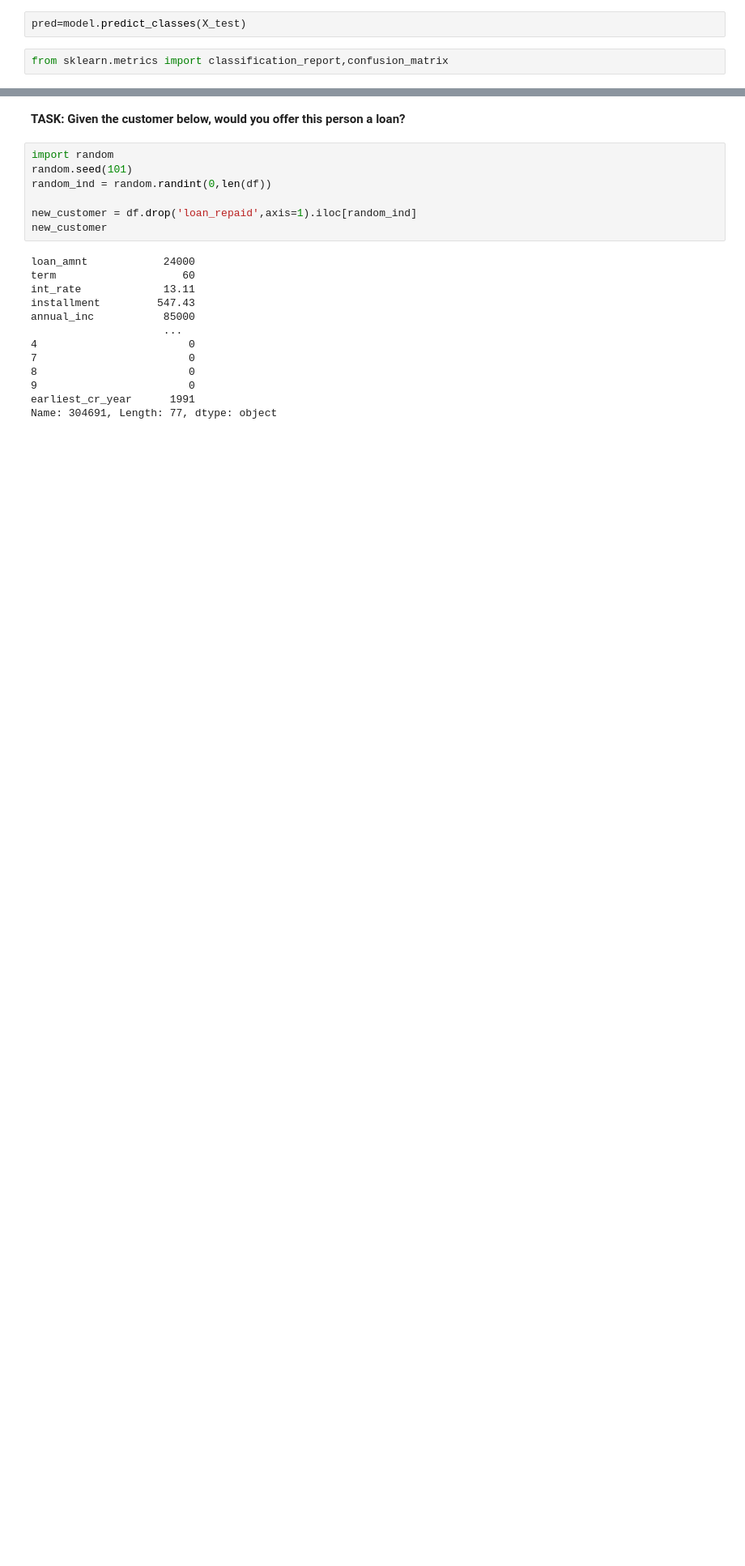
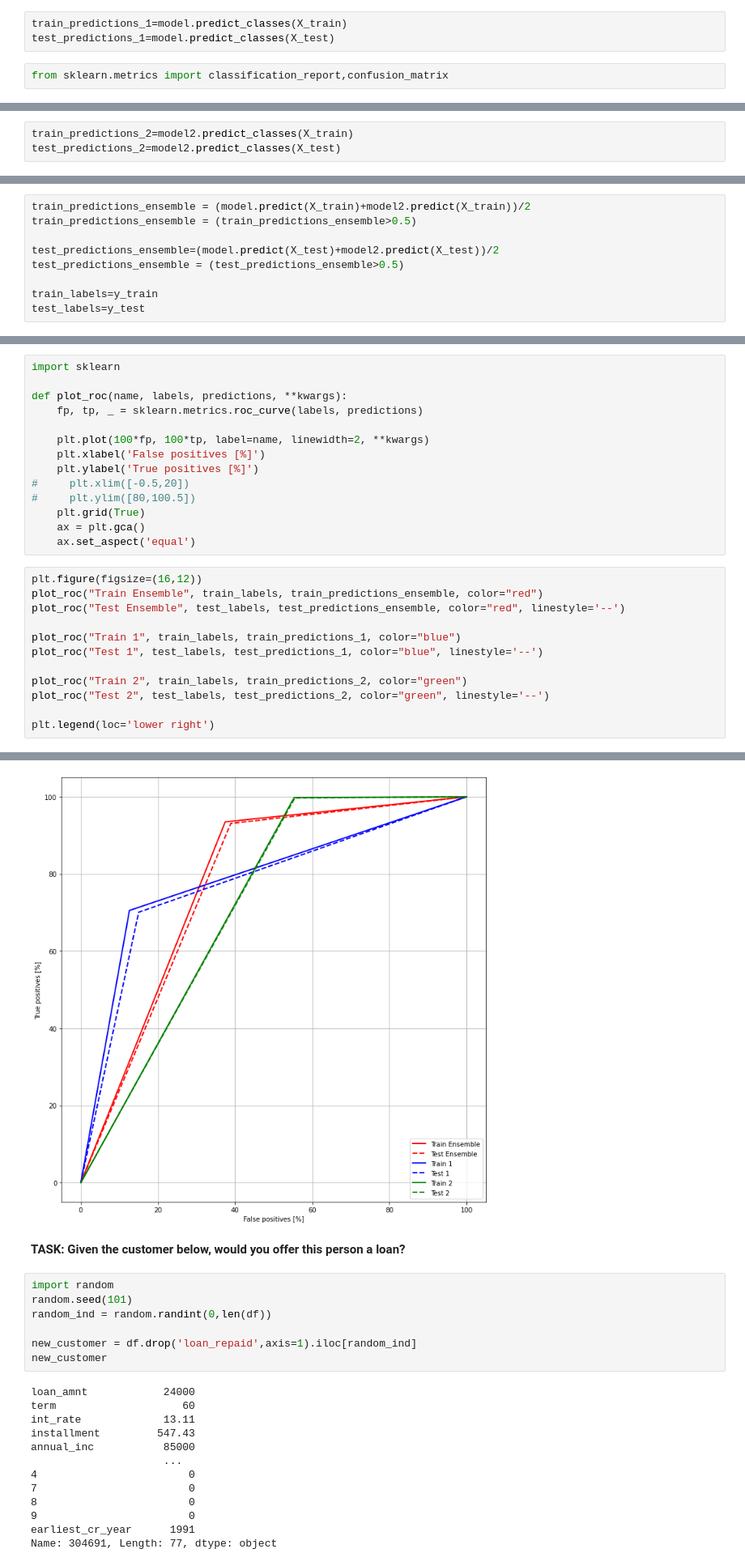
Before and after one commit to haydarevren/DS-ML-Miniprojects, a Jupyter notebook: 11-ANN/01-Keras-Project.ipynb, the cells around one changed output, grey strips where cells are left out. Shown at 81% size. Saved outputs shown, nothing was run; the diff lists cells and outputs as text; blank space fills up the shorter version.

```diff
--- a/11-ANN/01-Keras-Project.ipynb
+++ b/11-ANN/01-Keras-Project.ipynb
@@ -1093,7 +1126,8 @@ model_loss.plot()
 # %% [markdown]
 **TASK: Create predictions from the X_test set and display a classification report and confusion matrix for the X_test set.**
 # %%
-pred=model.predict_classes(X_test)
+train_predictions_1=model.predict_classes(X_train)
+test_predictions_1=model.predict_classes(X_test)
 # %%
 from sklearn.metrics import classification_report,confusion_matrix
 # %%
@@ -1116,0 +1209,3 @@ weighted avg       0.89      0.89      0.87     79206
+# %%
+train_predictions_2=model2.predict_classes(X_train)
+test_predictions_2=model2.predict_classes(X_test)
@@ -1116,0 +1234,9 @@ weighted avg       0.89      0.89      0.87     79206
+# %%
+train_predictions_ensemble = (model.predict(X_train)+model2.predict(X_train))/2
+train_predictions_ensemble = (train_predictions_ensemble>0.5)
+
+test_predictions_ensemble=(model.predict(X_test)+model2.predict(X_test))/2
+test_predictions_ensemble = (test_predictions_ensemble>0.5)
+
+train_labels=y_train
+test_labels=y_test
@@ -1116,0 +1265,27 @@ weighted avg       0.89      0.89      0.87     79206
+# %%
+import sklearn
+
+def plot_roc(name, labels, predictions, **kwargs):
+    fp, tp, _ = sklearn.metrics.roc_curve(labels, predictions)
+
+    plt.plot(100*fp, 100*tp, label=name, linewidth=2, **kwargs)
+    plt.xlabel('False positives [%]')
+    plt.ylabel('True positives [%]')
+#     plt.xlim([-0.5,20])
+#     plt.ylim([80,100.5])
+    plt.grid(True)
+    ax = plt.gca()
+    ax.set_aspect('equal')
+# %%
+plt.figure(figsize=(16,12))
+plot_roc("Train Ensemble", train_labels, train_predictions_ensemble, color="red")
+plot_roc("Test Ensemble", test_labels, test_predictions_ensemble, color="red", linestyle='--')
+
+plot_roc("Train 1", train_labels, train_predictions_1, color="blue")
+plot_roc("Test 1", test_labels, test_predictions_1, color="blue", linestyle='--')
+
+plot_roc("Train 2", train_labels, train_predictions_2, color="green")
+plot_roc("Test 2", test_labels, test_predictions_2, color="green", linestyle='--')
+
+plt.legend(loc='lower right')
+# %% [output]
@@ -1117,3 +1293,4 @@ weighted avg       0.89      0.89      0.87     79206
+[figure, added]
 # %% [markdown]
 **TASK: Given the customer below, would you offer this person a loan?**
 # %%
```
Also changed, not shown: parts of 31 cells of this notebook, 3 other files.
